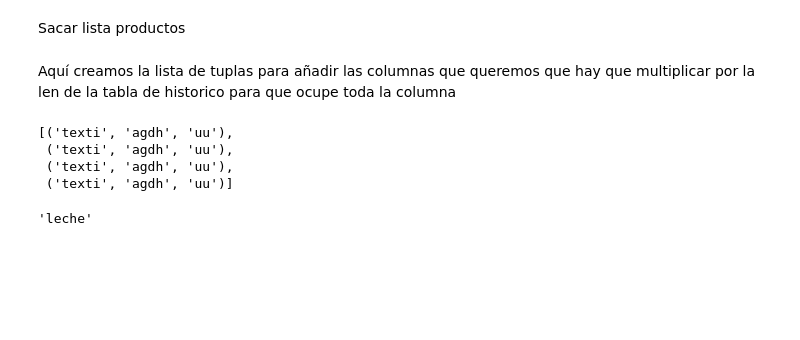
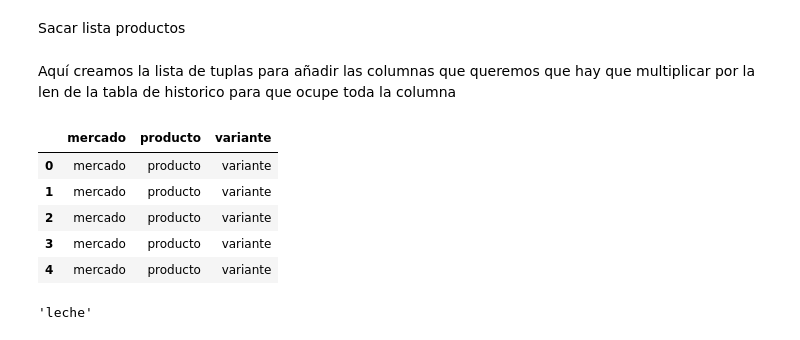
Before and after one commit to jgilsu11/Proyecto1-AnalisisFacua, a Jupyter notebook: Notebooks/Extraccion y limpieza (pandas).ipynb, the cells around one changed output. Drawn from its saved outputs; the diff is of its cells as text; code cells hidden in the pictures; blank space fills up the shorter version.

```diff
--- a/Notebooks/Extraccion y limpieza (pandas).ipynb
+++ b/Notebooks/Extraccion y limpieza (pandas).ipynb
@@ -109,8 +109,8 @@ for mercado in lista_supers:
             res_facua = requests.get(url_variante)
             sopa_mercados = BeautifulSoup(res_facua.content, "html.parser")
             tabla_general= sopa_mercados.findAll("table")
-            tablaindiv=tabla_general[0]
+            tablaindiv=tabla_general[-1]
             #por aquí crear las columnas necesarias usando lista de productos y variante (mercado se pone formateado tal cual)
-            df_tablas=pd.concat([df_tablas, sacar_tabla(tablaindiv)],  ),
+            df_tablas=pd.concat([df_tablas, f.sacar_tabla(tablaindiv,{mercado},{producto},{variante})])
 
     df_tablas.to_csv(f'datos/datos{mercado}.csv', index=False)
@@ -127,15 +139,21 @@ for i, producto in enumerate(lista_productos):
     nombre_producto= producto
 # %% [markdown]
 Aquí creamos la lista de tuplas para añadir las columnas que queremos que hay que multiplicar por la len de la tabla de historico para que ocupe toda la columna
-# %%
-tupla= (mercado, producto, variante)
-lista=[tupla for i in range (1,len(tablaindiv))]
-lista
-# %% [output]
-[('texti', 'agdh', 'uu'),
- ('texti', 'agdh', 'uu'),
- ('texti', 'agdh', 'uu'),
- ('texti', 'agdh', 'uu')]
+# %%
+tupla= ("mercado", "producto", "variante")
+lista=[tupla for i in range (1,6)]
+pd.DataFrame(lista)
+
+dicc_encabezado=dict(enumerate(tupla))  #enumerate porque coincide el 0,1 y 2 con los titulos de las columnas
+df_tabla= pd.DataFrame(lista).rename(dicc_encabezado, axis=1)
+df_tabla
+# %% [output]
+|  | mercado | producto | variante |
+| 0 | mercado | producto | variante |
+| 1 | mercado | producto | variante |
+| 2 | mercado | producto | variante |
+| 3 | mercado | producto | variante |
+| 4 | mercado | producto | variante |
 # %%
 nombre_producto
 # %% [output]
```
Also changed, not shown: parts of 8 cells of this notebook, 1 other file.
